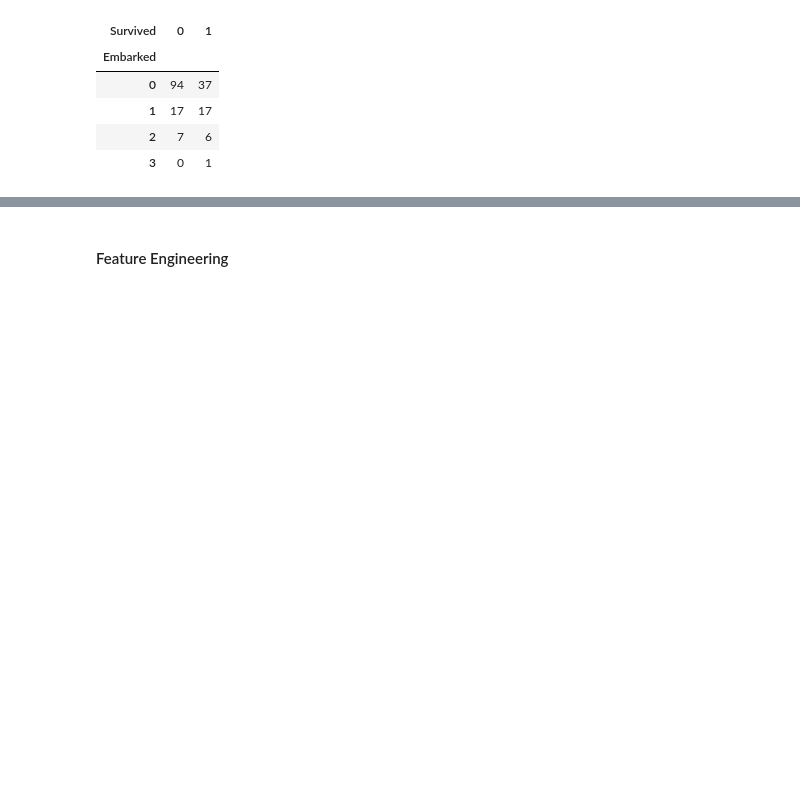
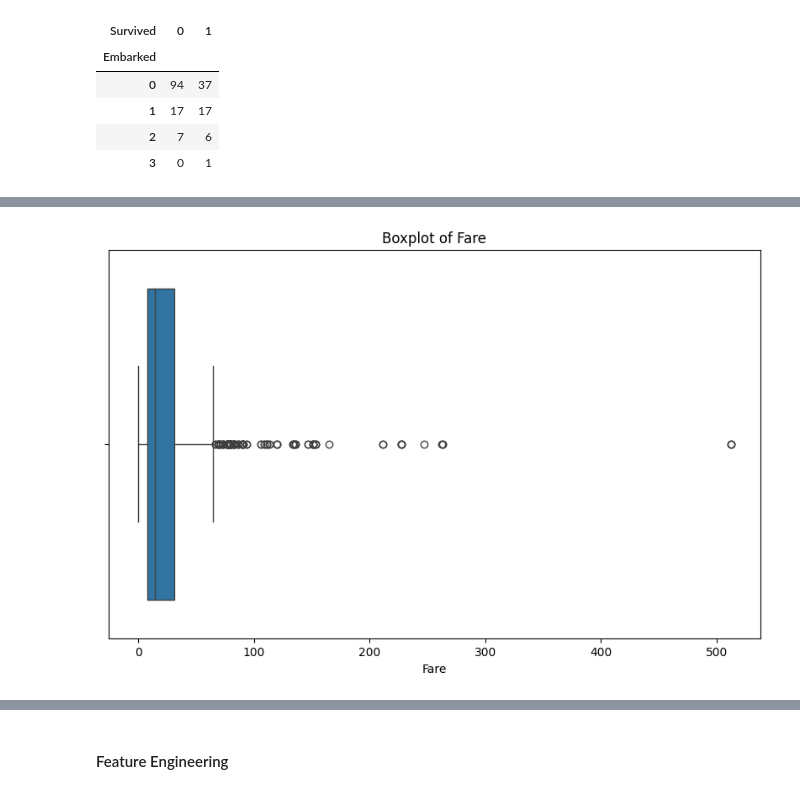
Before and after one commit to OrenIlu/Assignment2_supervised_learning_flow_TITANIC, a Jupyter notebook: Assignment2_supervised_learning_flow.ipynb, the cells around one changed output, grey strips where cells are left out. Saved outputs shown, nothing was run; the diff lists cells and outputs as text; code cells hidden in the pictures; blank space fills up the shorter version.

```diff
--- a/Assignment2_supervised_learning_flow.ipynb
+++ b/Assignment2_supervised_learning_flow.ipynb
@@ -94,0 +120,9 @@ plt.show()
+# %%
+# Checking outliers for Fare using boxplot
+plt.figure(figsize=(10, 6))
+sns.boxplot(x=train_df['Fare'])
+plt.title('Boxplot of Fare')
+plt.xlabel('Fare')
+plt.show()
+# %% [output]
+[figure, added]
```
Also changed, not shown: parts of 8 cells of this notebook.
